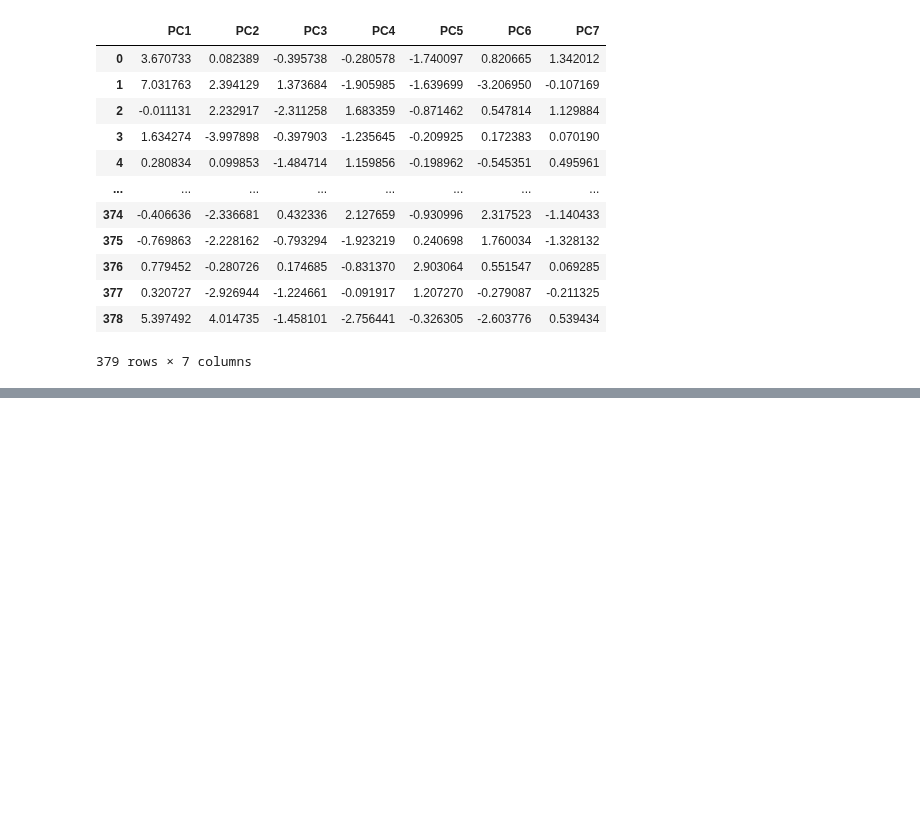
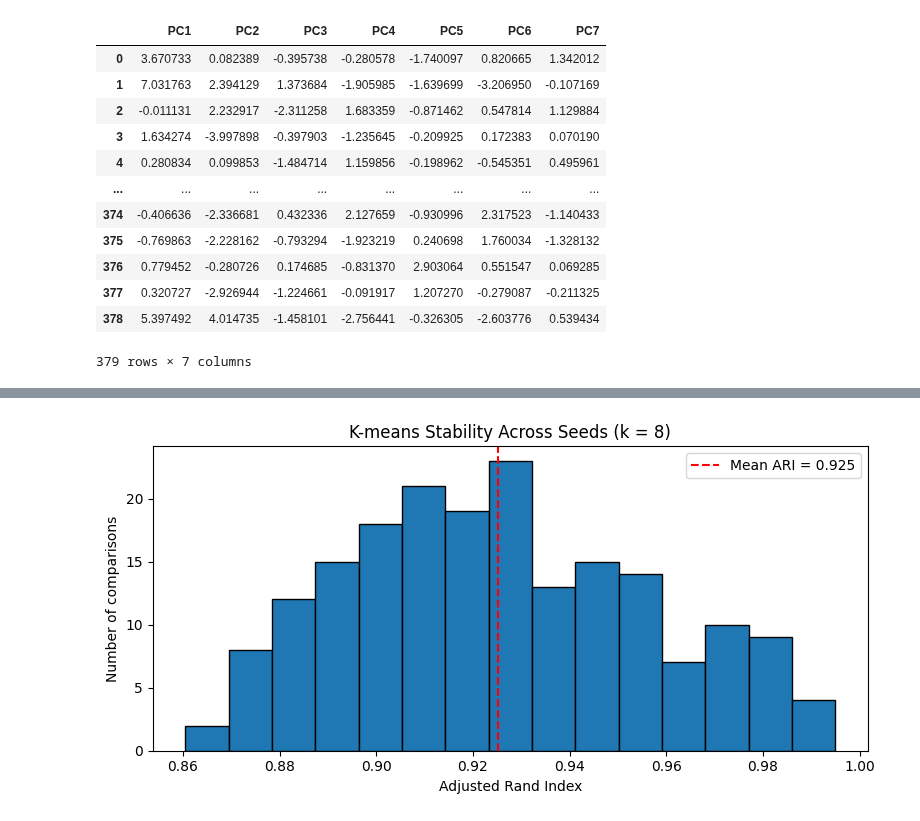
Before and after one commit to haejeg/nba-player-archetypes-and-clustering, a Jupyter notebook: notebooks/archetypes/kmeans.ipynb, the cells around one changed output, grey strips where cells are left out. Cells and saved outputs as stored; diff of their text form; code cells hidden in the pictures; blank space fills up the shorter version.

```diff
--- a/notebooks/archetypes/kmeans.ipynb
+++ b/notebooks/archetypes/kmeans.ipynb
@@ -78,0 +438,75 @@ for c, grp in scores.groupby('Cluster'):
+# %%
+
+# ============================================================
+# MODIFICATION 4: K-MEANS CLUSTER STABILITY ANALYSIS
+# ============================================================
+# Purpose:
+# Determine whether K-means produces similar player
+# assignments when using different random seeds.
+#
+# Adjusted Rand Index (ARI):
+# 1.0 = identical partitions (ignoring cluster label names)
+# 0.0 = agreement comparable to chance
+#
+# We compare assignments from repeated K-means runs.
+# ============================================================
+
+from sklearn.metrics import adjusted_rand_score
+from itertools import combinations
+
+# STEP 1: Define random seeds.
+# We test 20 different initializations.
+seeds = range(20)
+
+# STEP 2: Fit K-means separately for each seed.
+all_labels = []
+
+for seed in seeds:
+
+    test_model = KMeans(
+        n_clusters=km.n_clusters,
+        n_init=20,
+        random_state=seed
+    )
+
+    labels = test_model.fit_predict(X_pca)
+    all_labels.append(labels)
+
+# STEP 3: Compare every pair of cluster assignments.
+ari_scores = []
+
+for labels_a, labels_b in combinations(all_labels, 2):
+
+    ari = adjusted_rand_score(labels_a, labels_b)
+    ari_scores.append(ari)
+
+# STEP 4: Summarize stability.
+print(f"Number of clusters: {km.n_clusters}")
+print(f"Number of runs: {len(all_labels)}")
+print(f"Mean ARI: {np.mean(ari_scores):.4f}")
+print(f"Minimum ARI: {np.min(ari_scores):.4f}")
+print(f"Maximum ARI: {np.max(ari_scores):.4f}")
+
+# STEP 5: Visualize stability.
+plt.figure(figsize=(8, 4))
+
+plt.hist(
+    ari_scores,
+    bins=15,
+    edgecolor='black'
+)
+
+plt.axvline(
+    np.mean(ari_scores),
+    color='red',
+    linestyle='--',
+    label=f"Mean ARI = {np.mean(ari_scores):.3f}"
+)
+
+plt.title(f'K-means Stability Across Seeds (k = {km.n_clusters})')
+plt.xlabel('Adjusted Rand Index')
+plt.ylabel('Number of comparisons')
+plt.legend()
+plt.tight_layout()
+plt.show()
+# %% [output]
@@ -78,0 +518 @@ for c, grp in scores.groupby('Cluster'):
+[figure, added]
```
Also changed, not shown: parts of 14 cells of this notebook.
